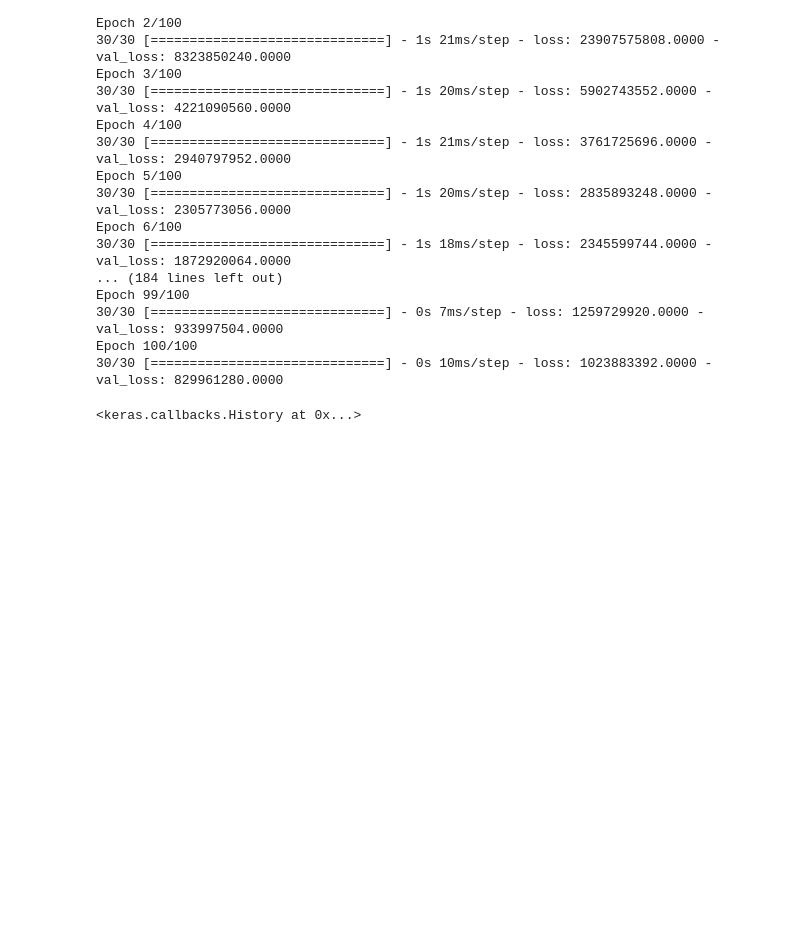
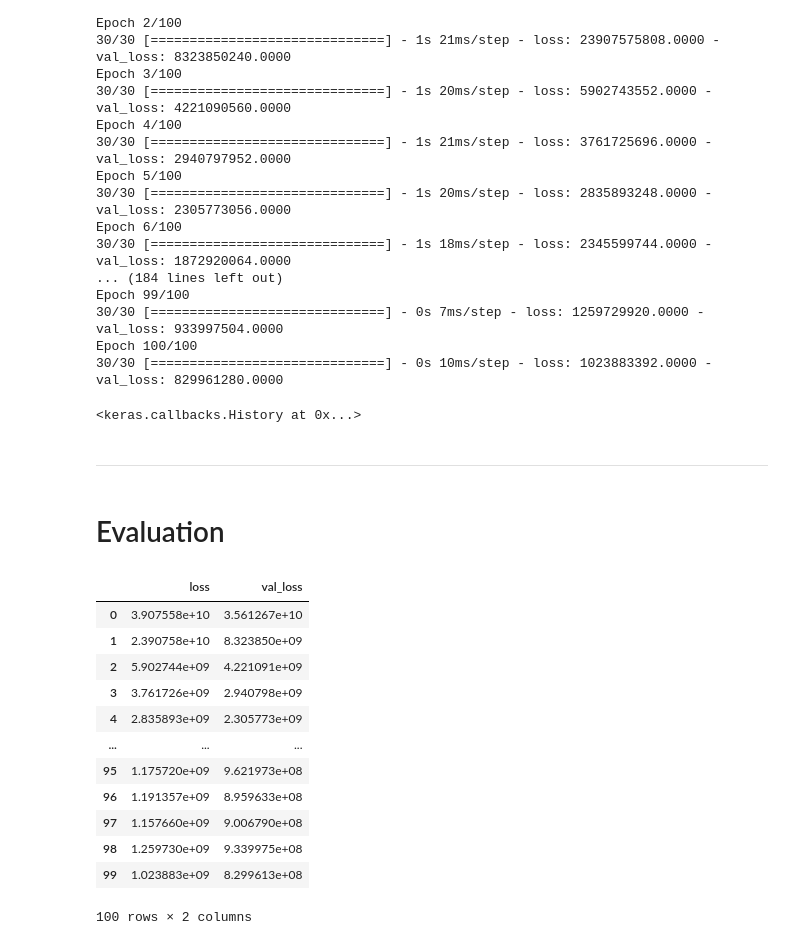
Before and after one commit to ewradcliffe/Heritage-Housing, a Jupyter notebook: jupyter_notebooks/ModellingMostImportantFeatures.ipynb, the cells around one changed output. Drawn from its saved outputs; the diff is of its cells as text; code cells hidden in the pictures; blank space fills up the shorter version.

```diff
--- a/jupyter_notebooks/ModellingMostImportantFeatures.ipynb
+++ b/jupyter_notebooks/ModellingMostImportantFeatures.ipynb
@@ -267,3 +267,24 @@ Epoch 99/100
 Epoch 100/100
 30/30 [==============================] - 0s 10ms/step - loss: 1023883392.0000 - val_loss: 829961280.0000
 <keras.callbacks.History at 0x...>
+# %% [markdown]
+---
+# %% [markdown]
+# Evaluation
+# %%
+losses = pd.DataFrame(model.history.history)
+losses
+# %% [output]
+|  | loss | val_loss |
+| 0 | 3.907558e+10 | 3.561267e+10 |
+| 1 | 2.390758e+10 | 8.323850e+09 |
+| 2 | 5.902744e+09 | 4.221091e+09 |
+| 3 | 3.761726e+09 | 2.940798e+09 |
+| 4 | 2.835893e+09 | 2.305773e+09 |
+| ... | ... | ... |
+| 95 | 1.175720e+09 | 9.621973e+08 |
+| 96 | 1.191357e+09 | 8.959633e+08 |
+| 97 | 1.157660e+09 | 9.006790e+08 |
+| 98 | 1.259730e+09 | 9.339975e+08 |
+| 99 | 1.023883e+09 | 8.299613e+08 |
+100 rows × 2 columns
```
Also changed, not shown: parts of 9 cells of this notebook, 2 other files.
